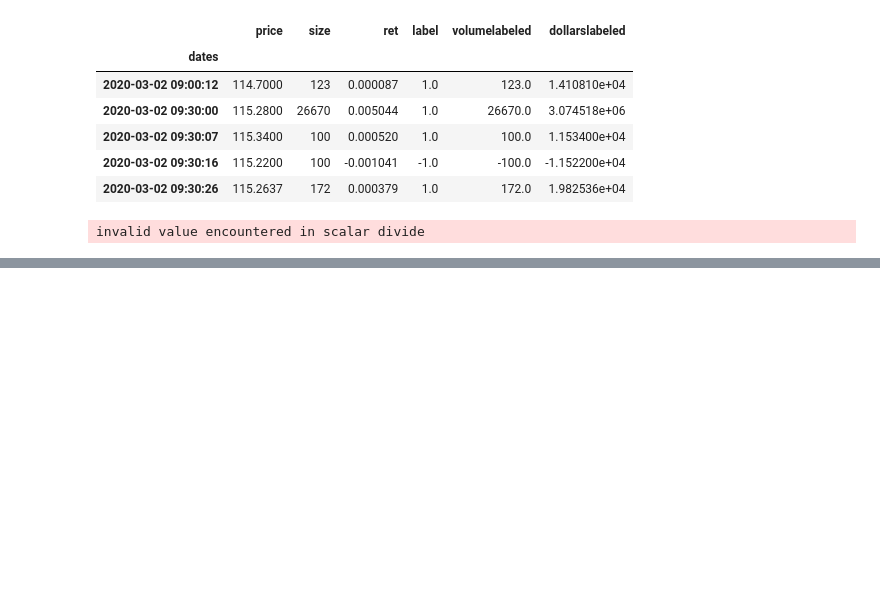
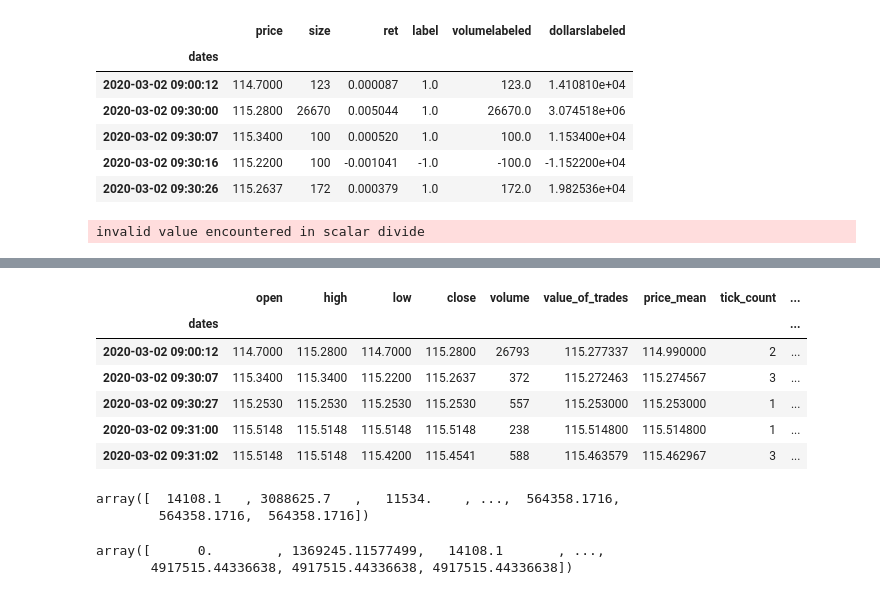
Before and after one commit to RiskLabAI/Notebooks.py, a Jupyter notebook: data/structures/data_structures_de_prado.ipynb, the cells around one changed output, grey strips where cells are left out. Cells and saved outputs as stored; diff of their text form; code cells hidden in the pictures; blank space fills up the shorter version.

```diff
--- a/data/structures/data_structures_de_prado.ipynb
+++ b/data/structures/data_structures_de_prado.ipynb
@@ -226,0 +215,20 @@ Completed: [------------------->] 100% - 0 minutes remaining.
+# %%
+ohlcvinfo.head()
+# %% [output]
+|  | open | high | low | close | volume | value_of_trades | price_mean | tick_count | ... |
+| dates |  |  |  |  |  |  |  |  | ... |
+| 2020-03-02 09:00:12 | 114.7000 | 115.2800 | 114.7000 | 115.2800 | 26793 | 115.277337 | 114.990000 | 2 | ... |
+| 2020-03-02 09:30:07 | 115.3400 | 115.3400 | 115.2200 | 115.2637 | 372 | 115.272463 | 115.274567 | 3 | ... |
+| 2020-03-02 09:30:27 | 115.2530 | 115.2530 | 115.2530 | 115.2530 | 557 | 115.253000 | 115.253000 | 1 | ... |
+| 2020-03-02 09:31:00 | 115.5148 | 115.5148 | 115.5148 | 115.5148 | 238 | 115.514800 | 115.514800 | 1 | ... |
+| 2020-03-02 09:31:02 | 115.5148 | 115.5148 | 115.4200 | 115.4541 | 588 | 115.463579 | 115.462967 | 3 | ... |
+# %%
+thetasabsolute
+# %% [output]
+array([  14108.1   , 3088625.7   ,   11534.    , ...,  564358.1716,
+        564358.1716,  564358.1716])
+# %%
+thresholds
+# %% [output]
+array([      0.        , 1369245.11577499,   14108.1       , ...,
+       4917515.44336638, 4917515.44336638, 4917515.44336638])
```
Also changed, not shown: parts of 3 cells of this notebook, 1 other file.
